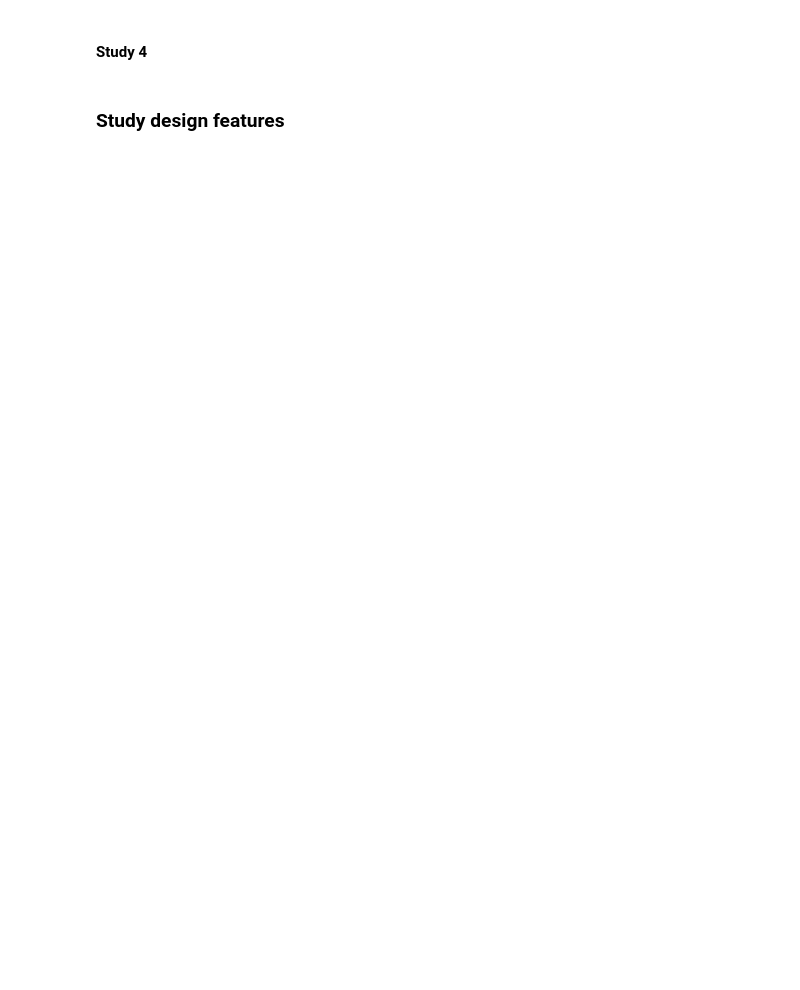
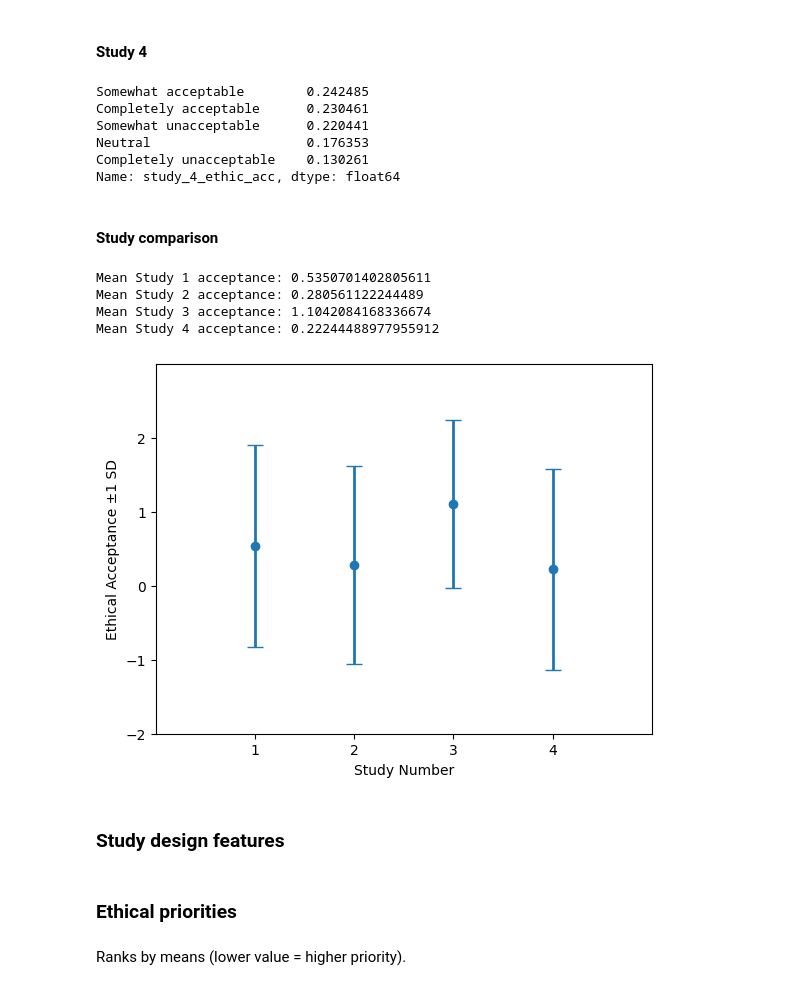
Before and after one commit to vincejstraub/article-digex-survey, a Jupyter notebook: code/notebooks/03-digex-exploratory-analysis.ipynb, the cells around one changed output. Saved outputs shown, nothing was run; the diff lists cells and outputs as text; code cells hidden in the pictures; blank space fills up the shorter version.

```diff
--- a/code/notebooks/03-digex-exploratory-analysis.ipynb
+++ b/code/notebooks/03-digex-exploratory-analysis.ipynb
@@ -76,4 +147,72 @@ Resources:
 # %% [markdown]
 #### Study 4
+# %%
+digex_df['study_4_ethic_acc'].value_counts(normalize=True, dropna=False)
+# %% [output]
+Somewhat acceptable        0.242485
+Completely acceptable      0.230461
+Somewhat unacceptable      0.220441
+Neutral                    0.176353
+Completely unacceptable    0.130261
+Name: study_4_ethic_acc, dtype: float64
+# %% [markdown]
+#### Study comparison
+# %%
+study_1_ethic_acc_num = digex_df['study_1_ethic_acc'].map({'Completely unacceptable': -2,
+                                                           'Somewhat unacceptable': -1,
+                                                           'Neutral': 0,
+                                                           'Somewhat acceptable': 1,
+                                                           'Completely acceptable': 2})
+study_2_ethic_acc_num = digex_df['study_2_ethic_acc'].map({'Completely unacceptable': -2,
+                                                           'Somewhat unacceptable': -1,
+                                                           'Neutral': 0,
+                                                           'Somewhat acceptable': 1,
+                                                           'Completely acceptable': 2})
+study_3_ethic_acc_num = digex_df['study_3_ethic_acc'].map({'Completely unacceptable': -2,
+                                                           'Somewhat unacceptable': -1,
+                                                           'Neutral': 0,
+                                                           'Somewhat acceptable': 1,
+                                                           'Completely acceptable': 2})
+study_4_ethic_acc_num = digex_df['study_4_ethic_acc'].map({'Completely unacceptable': -2,
+                                                           'Somewhat unacceptable': -1,
+                                                           'Neutral': 0,
+                                                           'Somewhat acceptable': 1,
+                                                           'Completely acceptable': 2})
+# %%
+print("Mean Study 1 acceptance:", study_1_ethic_acc_num.mean())
+print("Mean Study 2 acceptance:", study_2_ethic_acc_num.mean())
+print("Mean Study 3 acceptance:", study_3_ethic_acc_num.mean())
+print("Mean Study 4 acceptance:", study_4_ethic_acc_num.mean())
+# %% [output]
+Mean Study 1 acceptance: 0.5350701402805611
+Mean Study 2 acceptance: 0.280561122244489
+Mean Study 3 acceptance: 1.1042084168336674
+Mean Study 4 acceptance: 0.22244488977955912
+# %%
+fig, ax = plt.subplots()
+
+x = [1,2,3,4]
+y = [study_1_ethic_acc_num.mean(),
+     study_2_ethic_acc_num.mean(),
+     study_3_ethic_acc_num.mean(),
+     study_4_ethic_acc_num.mean()]
+yerr = [study_1_ethic_acc_num.std(),
+     study_2_ethic_acc_num.std(),
+     study_3_ethic_acc_num.std(),
+     study_4_ethic_acc_num.std()]
+
+ax.errorbar(x, y, yerr, fmt='o', linewidth=2, capsize=6)
+
+ax.set(xlim=(0, 5), xticks=np.arange(1, 5),
+       ylim=(-2, 3), yticks=np.arange(-2, 3))
+
+plt.xlabel('Study Number')
+plt.ylabel('Ethical Acceptance ±1 SD')
+
+plt.show()
+# %% [output]
+[figure, added]
 # %% [markdown]
 ### Study design features
+# %% [markdown]
+### Ethical priorities
@@ -79,0 +221,2 @@ Resources:
+# %% [markdown]
+Ranks by means (lower value = higher priority).
```
Also changed, not shown: parts of 22 cells of this notebook.
